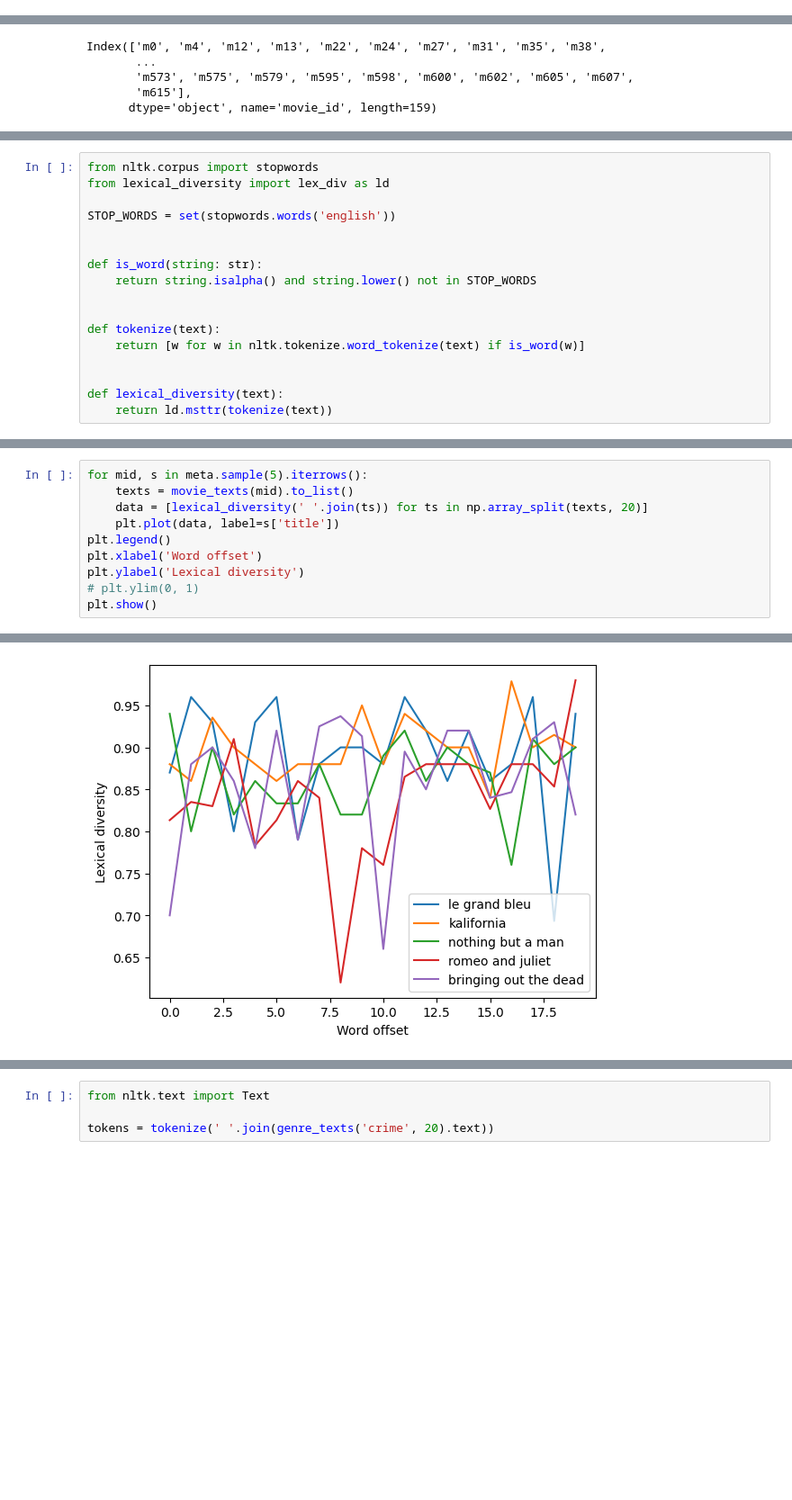
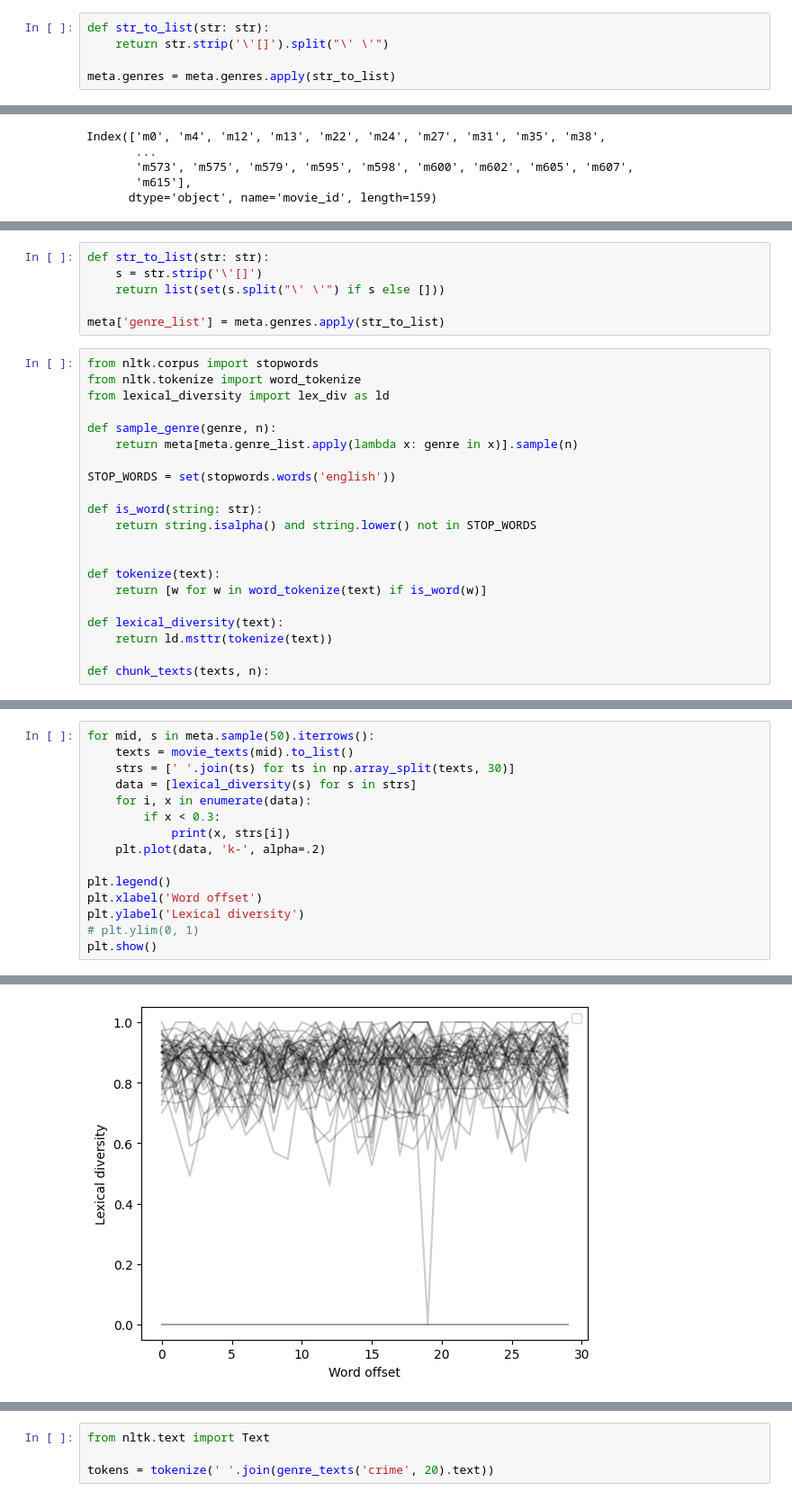
Before and after one commit to eitamyo/ou-workshop-project, a Jupyter notebook: dialogs-basics.ipynb, the cells around one changed output, grey strips where cells are left out. Shown at 90% size. Cells and saved outputs as stored; diff of their text form; blank space fills up the shorter version.

```diff
--- a/dialogs-basics.ipynb
+++ b/dialogs-basics.ipynb
@@ -23,0 +32,5 @@ meta.head()
+# %%
+def str_to_list(str: str):
+    return str.strip('\'[]').split("\' \'")
+
+meta.genres = meta.genres.apply(str_to_list)
@@ -75,17 +137,27 @@ plt.show()
+# %%
+def str_to_list(str: str):
+    s = str.strip('\'[]')
+    return list(set(s.split("\' \'") if s else []))
+
+meta['genre_list'] = meta.genres.apply(str_to_list)
 # %%
 from nltk.corpus import stopwords
+from nltk.tokenize import word_tokenize
 from lexical_diversity import lex_div as ld
 
+def sample_genre(genre, n):
+    return meta[meta.genre_list.apply(lambda x: genre in x)].sample(n)
+
 STOP_WORDS = set(stopwords.words('english'))
-
 
 def is_word(string: str):
     return string.isalpha() and string.lower() not in STOP_WORDS
 
 
 def tokenize(text):
-    return [w for w in nltk.tokenize.word_tokenize(text) if is_word(w)]
-
+    return [w for w in word_tokenize(text) if is_word(w)]
 
 def lexical_diversity(text):
     return ld.msttr(tokenize(text))
+
+def chunk_texts(texts, n):
@@ -92,8 +167,13 @@ def lexical_diversity(text):
 # %%
-for mid, s in meta.sample(5).iterrows():
+for mid, s in meta.sample(50).iterrows():
     texts = movie_texts(mid).to_list()
-    data = [lexical_diversity(' '.join(ts)) for ts in np.array_split(texts, 20)]
-    plt.plot(data, label=s['title'])
+    strs = [' '.join(ts) for ts in np.array_split(texts, 30)]
+    data = [lexical_diversity(s) for s in strs]
+    for i, x in enumerate(data):
+        if x < 0.3:
+            print(x, strs[i])
+    plt.plot(data, 'k-', alpha=.2)
+
 plt.legend()
 plt.xlabel('Word offset')
 plt.ylabel('Lexical diversity')
@@ -103,3 +201,3 @@ plt.show()
-[figure, old version]
+[figure, new version]
 # %%
 genre_texts('horror', 1)
```
Also changed, not shown: parts of 21 cells of this notebook, 7 other files.
